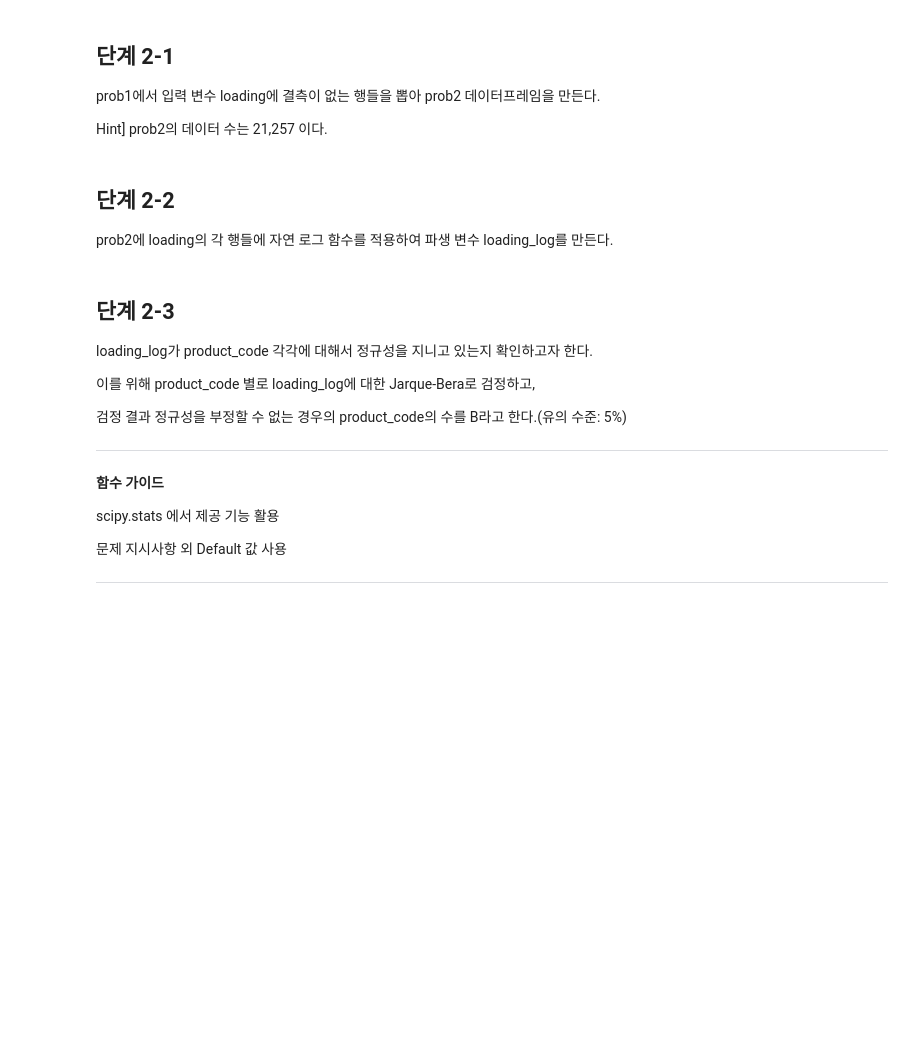
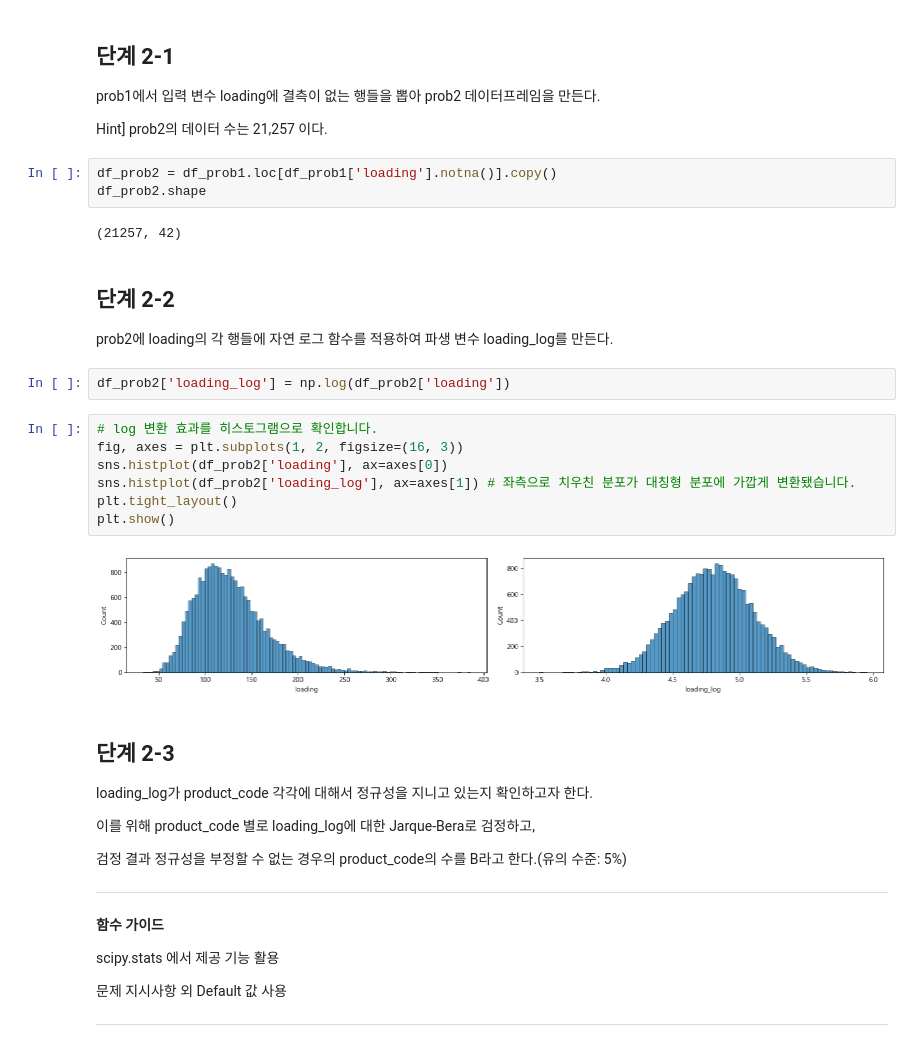
Before and after one commit to sunkusun9/DS_lv3_2410_2, a Jupyter notebook: sec_ds_lv3_prob1_prob.ipynb, the cells around one changed output. Saved outputs shown, nothing was run; the diff lists cells and outputs as text; blank space fills up the shorter version.

```diff
--- a/sec_ds_lv3_prob1_prob.ipynb
+++ b/sec_ds_lv3_prob1_prob.ipynb
@@ -449,10 +449,26 @@ failure와는 관계가 없음이 이전에 검증되었다.
 prob1에서 입력 변수 loading에 결측이 없는 행들을 뽑아 prob2 데이터프레임을 만든다.
 
 Hint] prob2의 데이터 수는 21,257 이다.
+# %%
+df_prob2 = df_prob1.loc[df_prob1['loading'].notna()].copy()
+df_prob2.shape
+# %% [output]
+(21257, 42)
 # %% [markdown]
 ## 단계 2-2
 
 prob2에 loading의 각 행들에 자연 로그 함수를 적용하여 파생 변수 loading_log를 만든다.
+# %%
+df_prob2['loading_log'] = np.log(df_prob2['loading'])
+# %%
+# log 변환 효과를 히스토그램으로 확인합니다.
+fig, axes = plt.subplots(1, 2, figsize=(16, 3))
+sns.histplot(df_prob2['loading'], ax=axes[0])
+sns.histplot(df_prob2['loading_log'], ax=axes[1]) # 좌측으로 치우친 분포가 대칭형 분포에 가깝게 변환됐습니다.
+plt.tight_layout()
+plt.show()
+# %% [output]
+[figure, added]
 # %% [markdown]
 ## 단계 2-3
 
```
Also changed, not shown: parts of 23 cells of this notebook.
